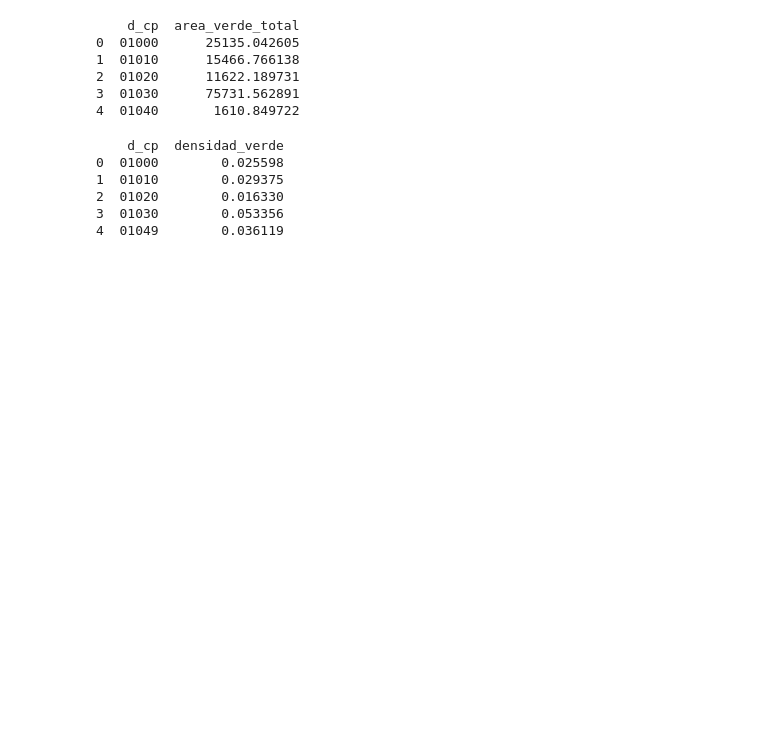
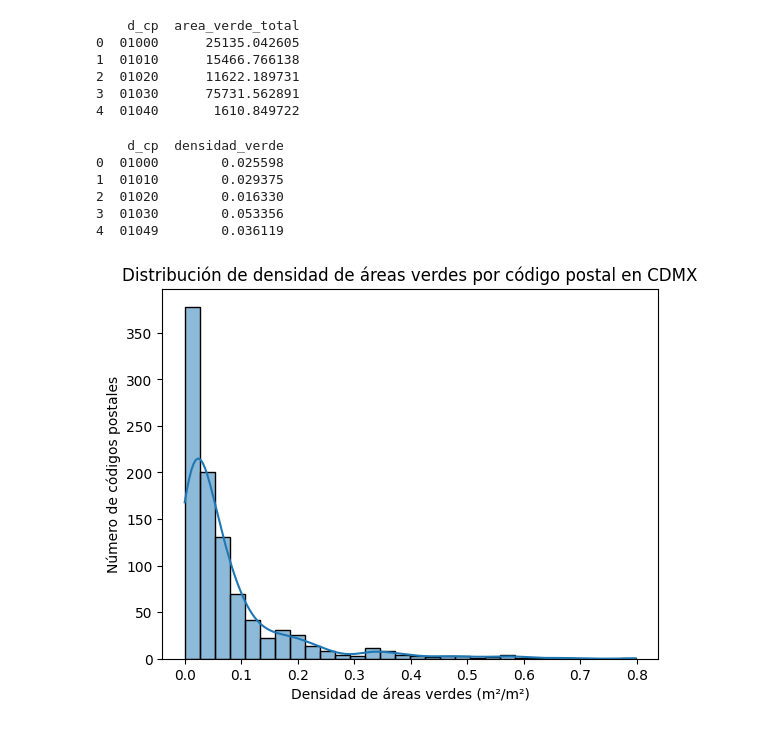
Before and after one commit to Francisc0GP/qgis, a Jupyter notebook: prueba.ipynb, the cells around one changed output. Saved outputs shown, nothing was run; the diff lists cells and outputs as text; code cells hidden in the pictures; blank space fills up the shorter version.

Commit message:
feat: Calculate density of green areas by postal codes

```diff
--- a/prueba.ipynb
+++ b/prueba.ipynb
@@ -161,3 +163,12 @@ print(codigos_postales_shp[['d_cp', 'densidad_verde']].head())
 # %%
 codigos_postales_shp.to_file('cp_cdmx_densidad_verde/codigos_postales_con_densidad_verde.shp')
 codigos_postales_shp.to_csv('result.csv', index=False)
+# %%
+#Histograma de densidad de áreas verde por código postal
+sns.histplot(codigos_postales_shp['densidad_verde'], bins=30, kde=True)
+plt.xlabel('Densidad de áreas verdes (m²/m²)')
+plt.ylabel('Número de códigos postales')
+plt.title('Distribución de densidad de áreas verdes por código postal en CDMX')
+plt.show()
+# %% [output]
+[figure, added]
```
Also changed, not shown: parts of 1 cell of this notebook.
